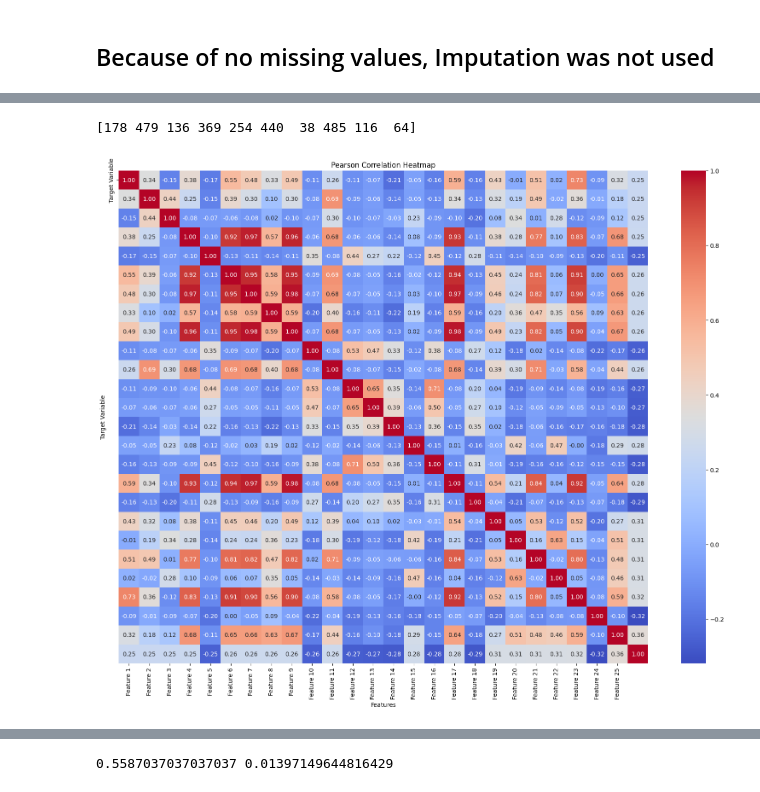
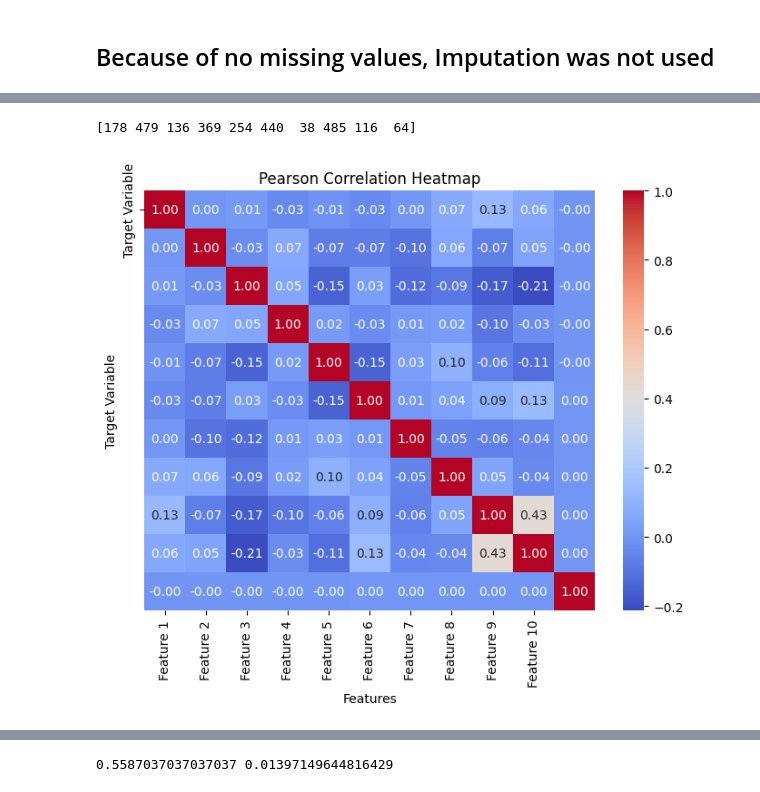
Before and after one commit to aym183/Satellite-Image-Classification, a Jupyter notebook: task1.ipynb, the cells around one changed output, grey strips where cells are left out. Cells and saved outputs as stored; diff of their text form; code cells hidden in the pictures.

Commit message:
Updated correlation heatmap

```diff
--- a/task1.ipynb
+++ b/task1.ipynb
@@ -163,36 +163,36 @@ print(feature_correlation[:10])
 
 # data = feature_correlation[:10]
 # plt.figure(figsize=(10, 6))
 # plt.bar(range(len(data)), data)
 # plt.xlabel('Index')
 # plt.ylabel('Value')
 # plt.title('Bar chart of each value mapped')
 # plt.show()
 
-top_features_indices = feature_correlation[-25:]
+top_features_indices = feature_correlation[:10]
 selected_features = x_train_norm[:, top_features_indices]
 correlation_matrix = np.corrcoef(selected_features.T, y_train)
 
 # Create heatmap
-plt.figure(figsize=(20, 15))
+plt.figure(figsize=(8, 6))
 sns.heatmap(correlation_matrix, annot=True, cmap='coolwarm', fmt=".2f", xticklabels=['Feature {}'.format(i) for i in range(1, len(top_features_indices)+1)], yticklabels=['Target Variable'])
 plt.title('Pearson Correlation Heatmap')
 plt.xlabel('Features')
 plt.ylabel('Target Variable')
 plt.show()
 
 # correlation_matrix = np.corrcoef(x_train_norm, rowvar=False)
 
 # Min - -0.318938080678068
 # Max - 0.3630486169457985
 
 # ----------------------------------------------------------------
 
 # One-Hot Encoding -> The categorical feature is not ordinal
 # Label and Ordinal Encoding -> The categorical feature is ordinal (Like JR, SR, high school)
 # %% [output]
 [178 479 136 369 254 440  38 485 116  64]
-[figure, old version]
+[figure, new version]
 # %%
 # What does the C hyperparameterisation do?
 # What parameters can be optimised in SVC
```
Also changed, not shown: parts of 1 cell of this notebook.
